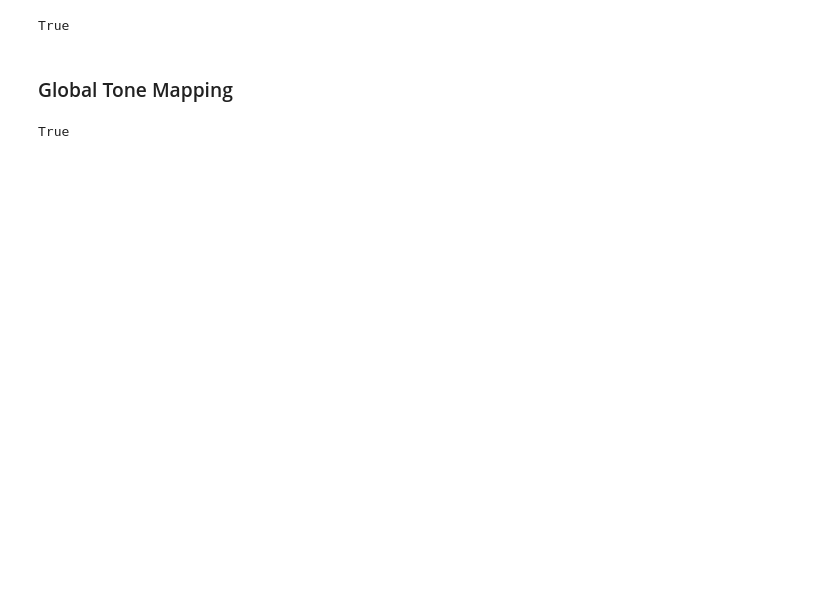
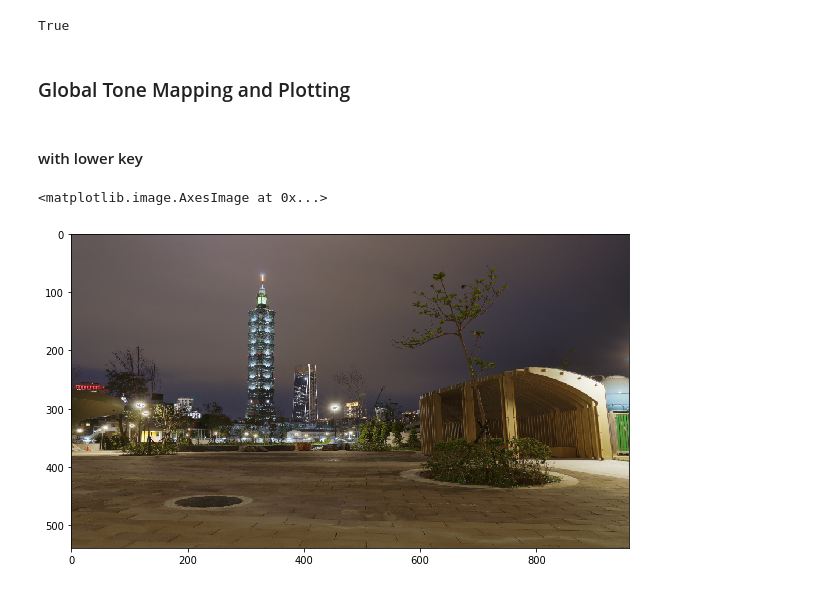
Before and after one commit to qa276390/high-dynamic-range-imaging, a Jupyter notebook: computeHDR.ipynb, the cells around one changed output. Drawn from its saved outputs; the diff is of its cells as text; code cells hidden in the pictures; blank space fills up the shorter version.

```diff
--- a/computeHDR.ipynb
+++ b/computeHDR.ipynb
@@ -119,11 +136,16 @@ cv2.imwrite(HDR_PATH, hdrimg)
 # %% [output]
 True
 # %% [markdown]
-### Global Tone Mapping
+### Global Tone Mapping and Plotting
+# %% [markdown]
+#### with lower key
 # %%
- # map hdr image to 0-255
-hdr_mapped = hdr.globalToneMapping(hdrimg, Lwhite=np.exp(hdrimg.max())*0.8, alpha=0.5)
-
+# map hdr image to 0-255
+hdr_mapped = hdr.globalToneMapping(hdrimg, Lwhite=np.exp(hdrimg.max())*0.8, alpha=0.4)
 cv2.imwrite(OUTPUT_PATH, (hdr_mapped).astype(np.uint8) )
+# plotting
+plt.figure(figsize=(10, 17))
+plt.imshow(cv2.cvtColor((hdr_mapped).astype(np.uint8), cv2.COLOR_BGR2RGB))
 # %% [output]
-True
+<matplotlib.image.AxesImage at 0x...>
+[figure, added]
```
Also changed, not shown: parts of 14 cells of this notebook, 7 other files.
